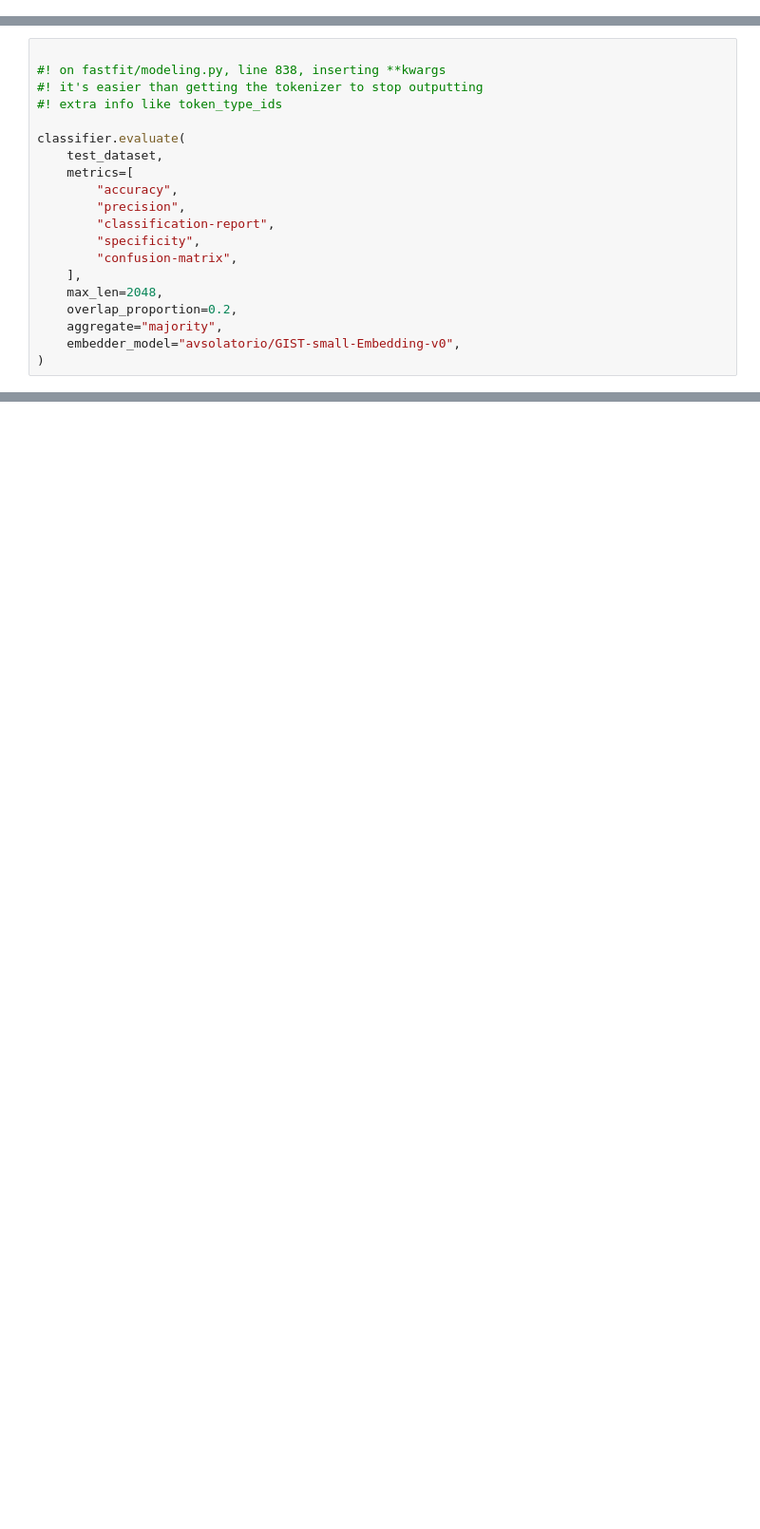
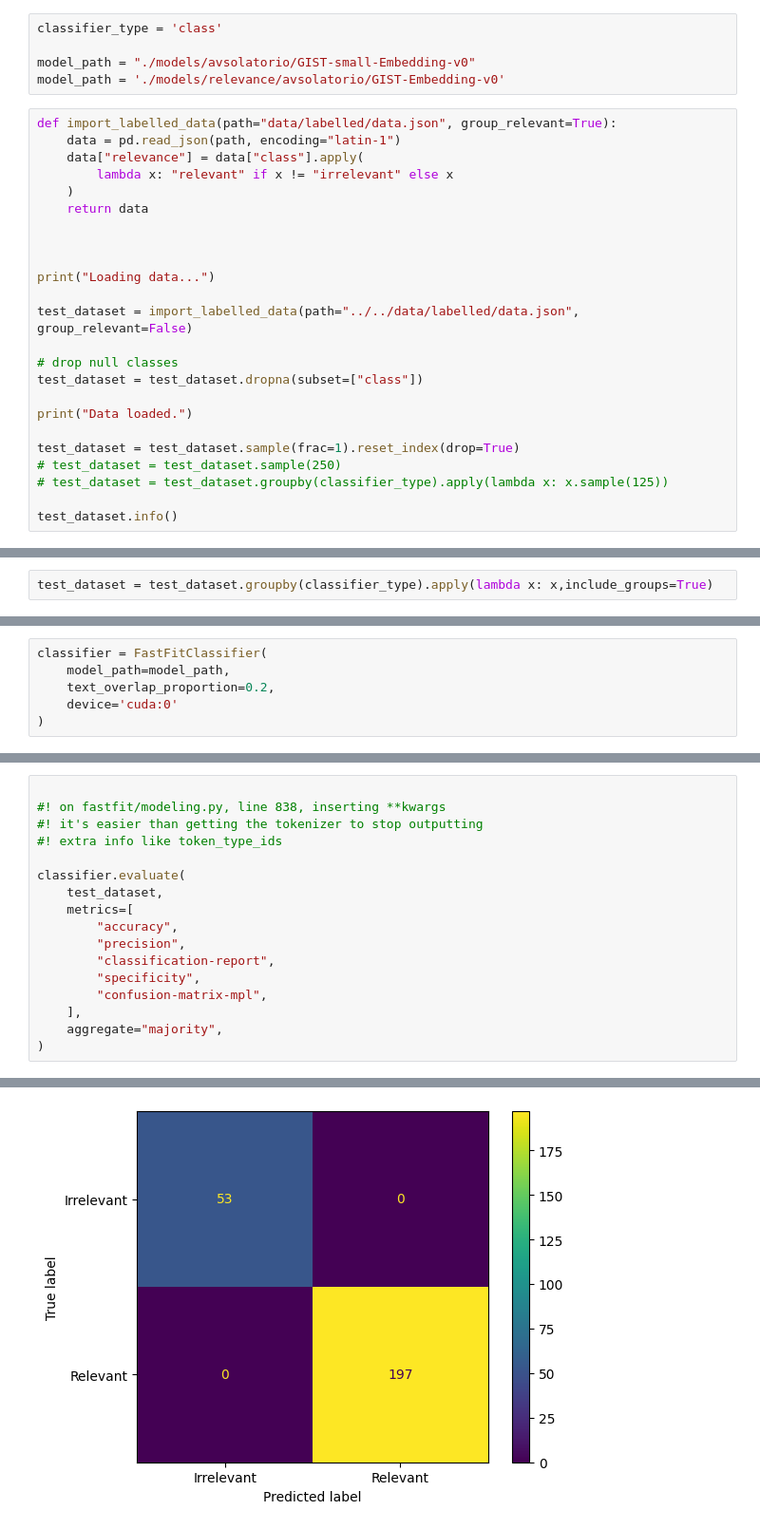
Before and after one commit to ShreyBiswas/GreyLiteratureClassifier, a Jupyter notebook: src/FastFit/test_classifier.ipynb, the cells around one changed output, grey strips where cells are left out. Shown at 95% size. Drawn from its saved outputs; the diff is of its cells as text; blank space fills up the shorter version.

```diff
--- a/src/FastFit/test_classifier.ipynb
+++ b/src/FastFit/test_classifier.ipynb
@@ -25,0 +4,29 @@ Classifier pipeline built.
+# %%
+classifier_type = 'class'
+
+model_path = "./models/avsolatorio/GIST-small-Embedding-v0"
+model_path = './models/relevance/avsolatorio/GIST-Embedding-v0'
+# %%
+def import_labelled_data(path="data/labelled/data.json", group_relevant=True):
+    data = pd.read_json(path, encoding="latin-1")
+    data["relevance"] = data["class"].apply(
+        lambda x: "relevant" if x != "irrelevant" else x
+    )
+    return data
+
+
+
+print("Loading data...")
+
+test_dataset = import_labelled_data(path="../../data/labelled/data.json", group_relevant=False)
+
+# drop null classes
+test_dataset = test_dataset.dropna(subset=["class"])
+
+print("Data loaded.")
+
+test_dataset = test_dataset.sample(frac=1).reset_index(drop=True)
+# test_dataset = test_dataset.sample(250)
+# test_dataset = test_dataset.groupby(classifier_type).apply(lambda x: x.sample(125))
+
+test_dataset.info()
@@ -25,0 +51,2 @@ Classifier pipeline built.
+# %%
+test_dataset = test_dataset.groupby(classifier_type).apply(lambda x: x,include_groups=True)
@@ -25,0 +58,6 @@ Classifier pipeline built.
+# %%
+classifier = FastFitClassifier(
+    model_path=model_path,
+    text_overlap_proportion=0.2,
+    device='cuda:0'
+)
@@ -36,12 +81,9 @@ classifier.evaluate(
         "precision",
         "classification-report",
         "specificity",
-        "confusion-matrix",
+        "confusion-matrix-mpl",
     ],
-    max_len=2048,
-    overlap_proportion=0.2,
     aggregate="majority",
-    embedder_model="avsolatorio/GIST-small-Embedding-v0",
 )
 # %% [output]
 Data chunked....
@@ -50,0 +110 @@ RuntimeError: The expanded size of the tensor (518) must match the existing size
+[figure, added]
```
Also changed, not shown: parts of 12 cells of this notebook, 4 other files.
